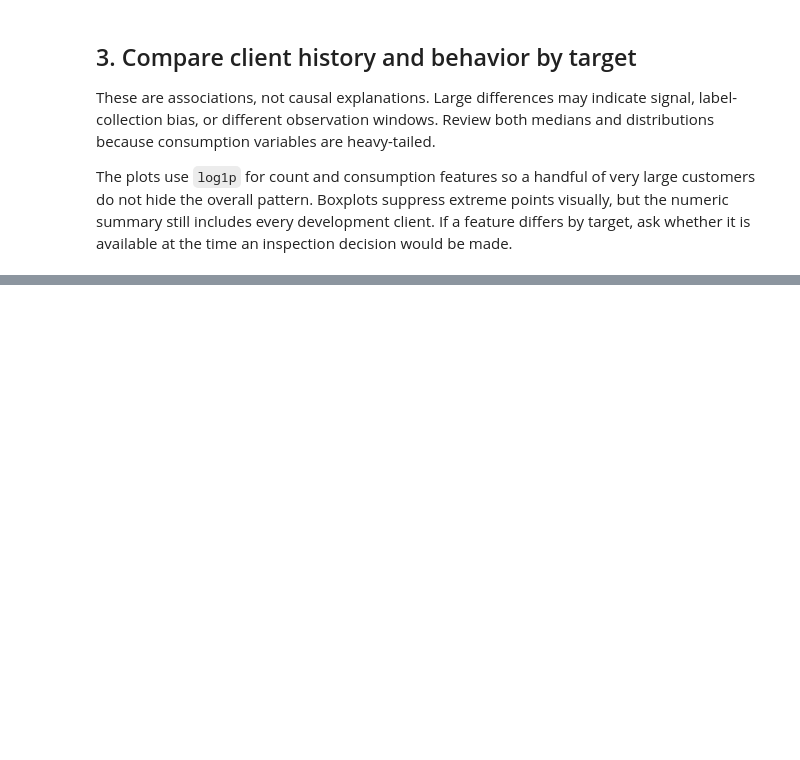
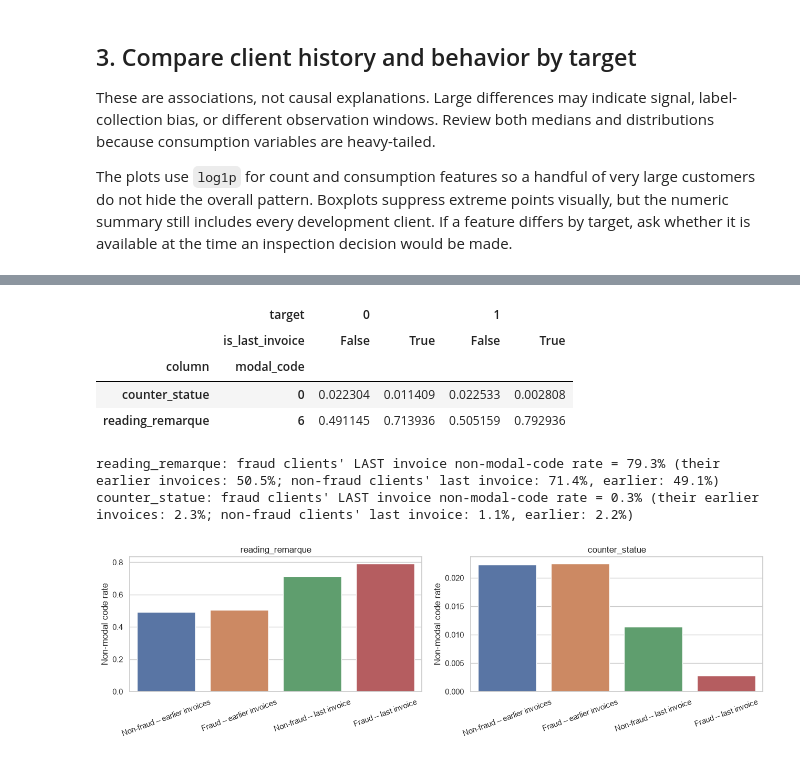
Before and after one commit to roy-nfisch/ds-fraud-in-electricity-and-gas, a Jupyter notebook: 01_eda.ipynb, the cells around one changed output, grey strips where cells are left out. Drawn from its saved outputs; the diff is of its cells as text; code cells hidden in the pictures; blank space fills up the shorter version.

```diff
--- a/01_eda.ipynb
+++ b/01_eda.ipynb
@@ -319,0 +775,63 @@ display(analysis[["creation_date", "first_invoice", "last_invoice"]].agg(["min",
+# %%
+last_invoice_lookup = eda_analysis.set_index("client_id")["last_invoice"]
+target_lookup = eda_analysis.set_index("client_id")["target"]
+
+leakage_counts = audit_last_invoice_leakage(
+    PARQUET_DIR / "invoice_train.parquet", last_invoice_lookup, target_lookup, chunk_size=CHUNK_SIZE
+)
+
+leakage_rows = []
+for column in ["reading_remarque", "counter_statue"]:
+    sub = leakage_counts.query("column == @column")
+    modal_code = sub.groupby("code")["rows"].sum().idxmax()
+    flagged = sub.assign(is_flagged=sub["code"].ne(modal_code))
+    flagged_sum = flagged[flagged["is_flagged"]].groupby(["is_last_invoice", "target"])["rows"].sum()
+    total_sum = flagged.groupby(["is_last_invoice", "target"])["rows"].sum()
+    rate = (flagged_sum / total_sum).rename("non_modal_code_rate").reset_index()
+    rate["column"] = column
+    rate["modal_code"] = modal_code
+    leakage_rows.append(rate)
+
+leakage_summary = pd.concat(leakage_rows, ignore_index=True)
+leakage_pivot = leakage_summary.pivot_table(
+    index=["column", "modal_code"], columns=["target", "is_last_invoice"], values="non_modal_code_rate"
+)
+display(leakage_pivot)
+
+for column in ["reading_remarque", "counter_statue"]:
+    rates = leakage_summary.query("column == @column").set_index(["target", "is_last_invoice"])["non_modal_code_rate"]
+    fraud_last = rates.get((1, True), float("nan"))
+    fraud_earlier = rates.get((1, False), float("nan"))
+    honest_last = rates.get((0, True), float("nan"))
+    honest_earlier = rates.get((0, False), float("nan"))
+    print(
+        f"{column}: fraud clients' LAST invoice non-modal-code rate = {fraud_last:.1%} "
+        f"(their earlier invoices: {fraud_earlier:.1%}; non-fraud clients' last invoice: {honest_last:.1%}, "
+        f"earlier: {honest_earlier:.1%})"
+    )
+
+plot_df = leakage_summary.copy()
+plot_df["group"] = (
+    plot_df["target"].map({0: "Non-fraud", 1: "Fraud"}) + " – "
+    + plot_df["is_last_invoice"].map({True: "last invoice", False: "earlier invoices"})
+)
+
+fig, axes = plt.subplots(1, 2, figsize=(13, 4))
+for ax, column in zip(axes, ["reading_remarque", "counter_statue"]):
+    data = plot_df.query("column == @column")
+    sns.barplot(data=data, x="group", y="non_modal_code_rate", hue="group", legend=False, ax=ax)
+    ax.set_title(column)
+    ax.set_xlabel("")
+    ax.set_ylabel("Non-modal code rate")
+    ax.tick_params(axis="x", rotation=20)
+plt.tight_layout()
+plt.show()
+# %% [output]
+|  | target | 0 |  | 1 |  |
+|  | is_last_invoice | False | True | False | True |
+| column | modal_code |  |  |  |  |
+| counter_statue | 0 | 0.022304 | 0.011409 | 0.022533 | 0.002808 |
+| reading_remarque | 6 | 0.491145 | 0.713936 | 0.505159 | 0.792936 |
+reading_remarque: fraud clients' LAST invoice non-modal-code rate = 79.3% (their earlier invoices: 50.5%; non-fraud clients' last invoice: 71.4%, earlier: 49.1%)
+counter_statue: fraud clients' LAST invoice non-modal-code rate = 0.3% (their earlier invoices: 2.3%; non-fraud clients' last invoice: 1.1%, earlier: 2.2%)
+[figure, added]
```
Also changed, not shown: parts of 25 cells of this notebook, 2 other files.
